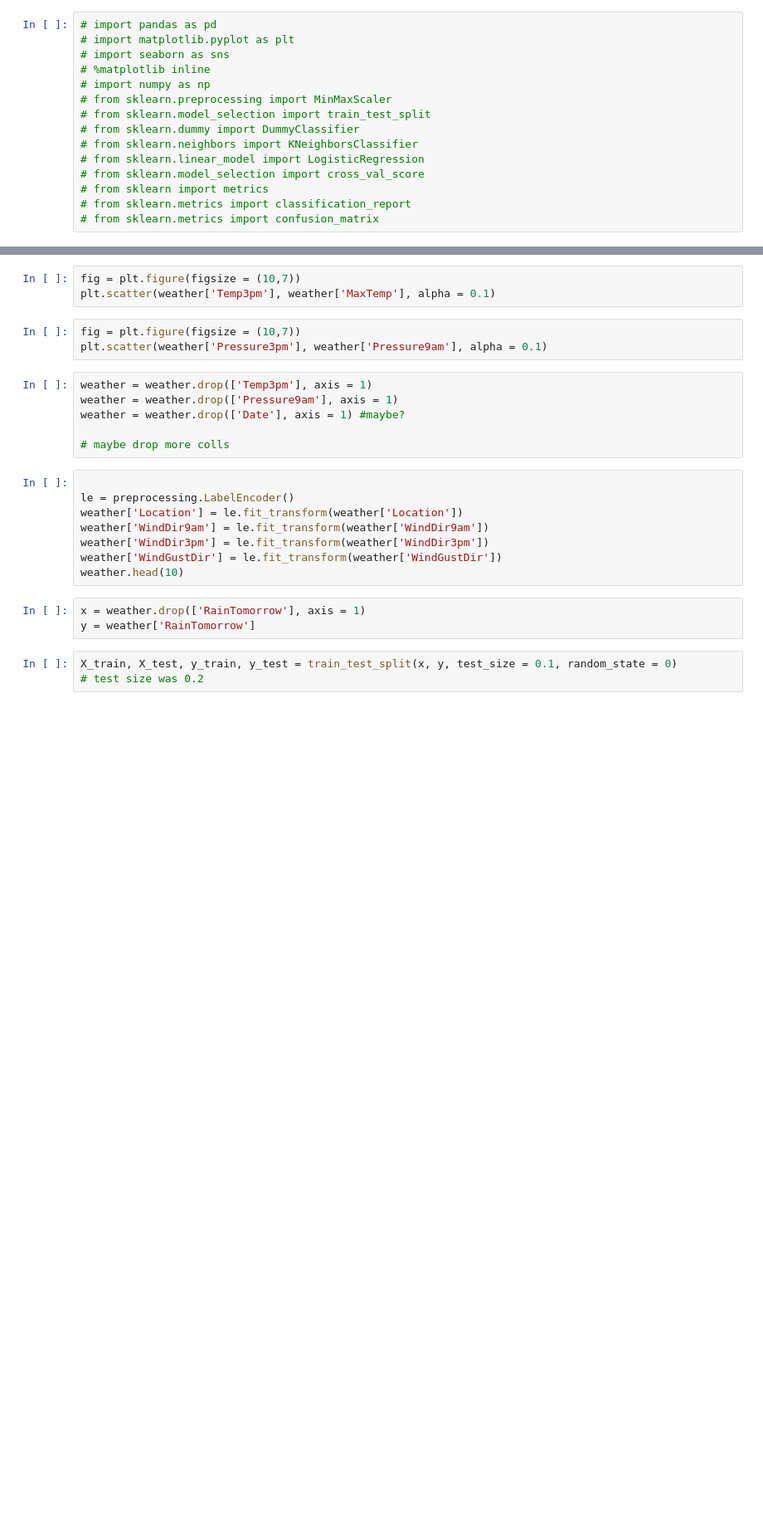
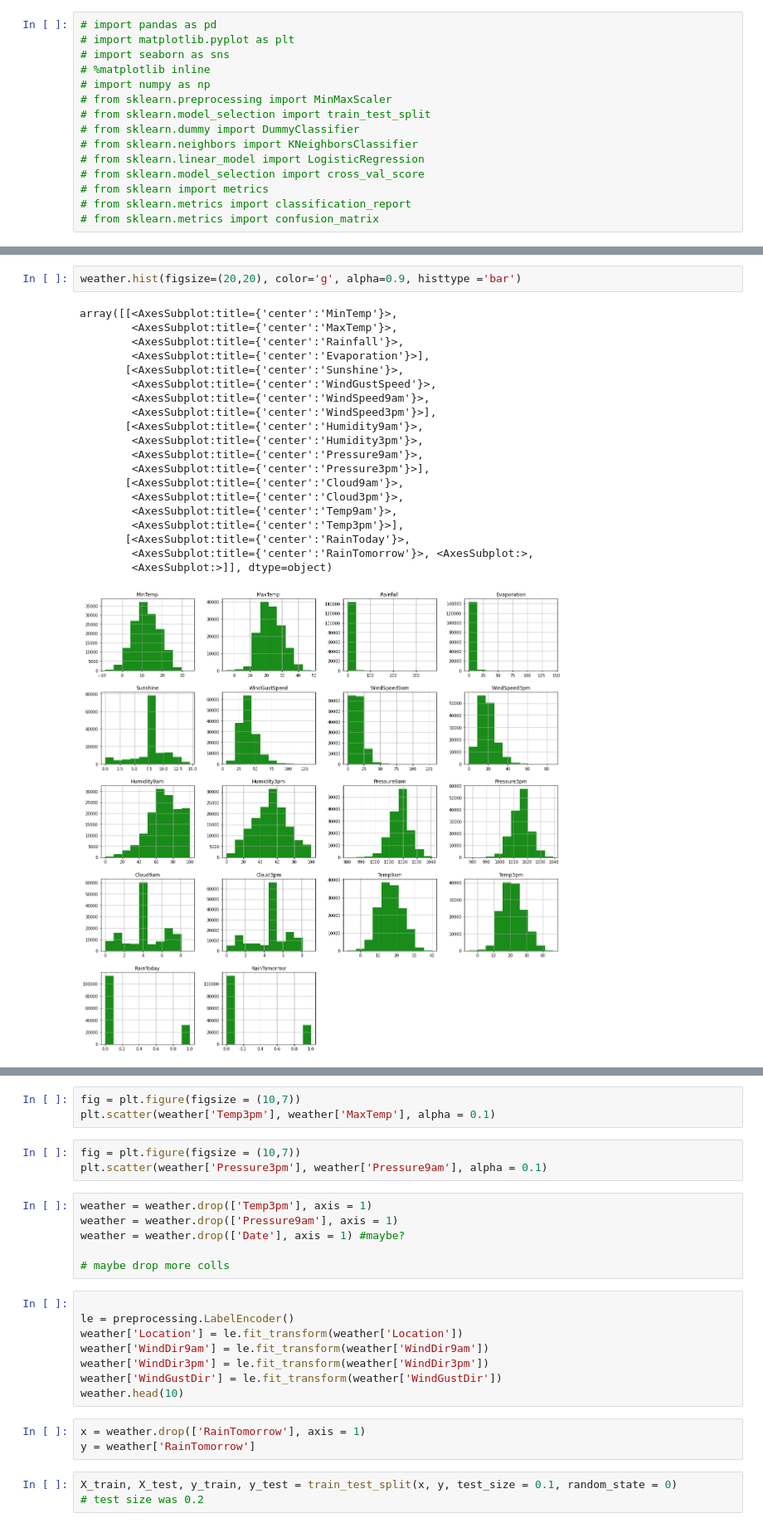
Before and after one commit to netanellevine/Data_Science_Project, a Jupyter notebook: ClassificationProject_RainPrediction.ipynb, the cells around one changed output, grey strips where cells are left out. Shown at 83% size. Saved outputs shown, nothing was run; the diff lists cells and outputs as text; blank space fills up the shorter version.

```diff
--- a/ClassificationProject_RainPrediction.ipynb
+++ b/ClassificationProject_RainPrediction.ipynb
@@ -77,2 +239,25 @@ weather['Temp3pm']=weather['Temp3pm'].fillna(weather['Temp3pm'].mean())
+# %%
+weather.hist(figsize=(20,20), color='g', alpha=0.9, histtype ='bar')
+# %% [output]
+array([[<AxesSubplot:title={'center':'MinTemp'}>,
+        <AxesSubplot:title={'center':'MaxTemp'}>,
+        <AxesSubplot:title={'center':'Rainfall'}>,
+        <AxesSubplot:title={'center':'Evaporation'}>],
+       [<AxesSubplot:title={'center':'Sunshine'}>,
+        <AxesSubplot:title={'center':'WindGustSpeed'}>,
+        <AxesSubplot:title={'center':'WindSpeed9am'}>,
+        <AxesSubplot:title={'center':'WindSpeed3pm'}>],
+       [<AxesSubplot:title={'center':'Humidity9am'}>,
+        <AxesSubplot:title={'center':'Humidity3pm'}>,
+        <AxesSubplot:title={'center':'Pressure9am'}>,
+        <AxesSubplot:title={'center':'Pressure3pm'}>],
+       [<AxesSubplot:title={'center':'Cloud9am'}>,
+        <AxesSubplot:title={'center':'Cloud3pm'}>,
+        <AxesSubplot:title={'center':'Temp9am'}>,
+        <AxesSubplot:title={'center':'Temp3pm'}>],
+       [<AxesSubplot:title={'center':'RainToday'}>,
+        <AxesSubplot:title={'center':'RainTomorrow'}>, <AxesSubplot:>,
+        <AxesSubplot:>]], dtype=object)
+[figure, added]
 # %%
 fig,ax =plt.subplots(1,2)
```
Also changed, not shown: parts of 27 cells of this notebook.
